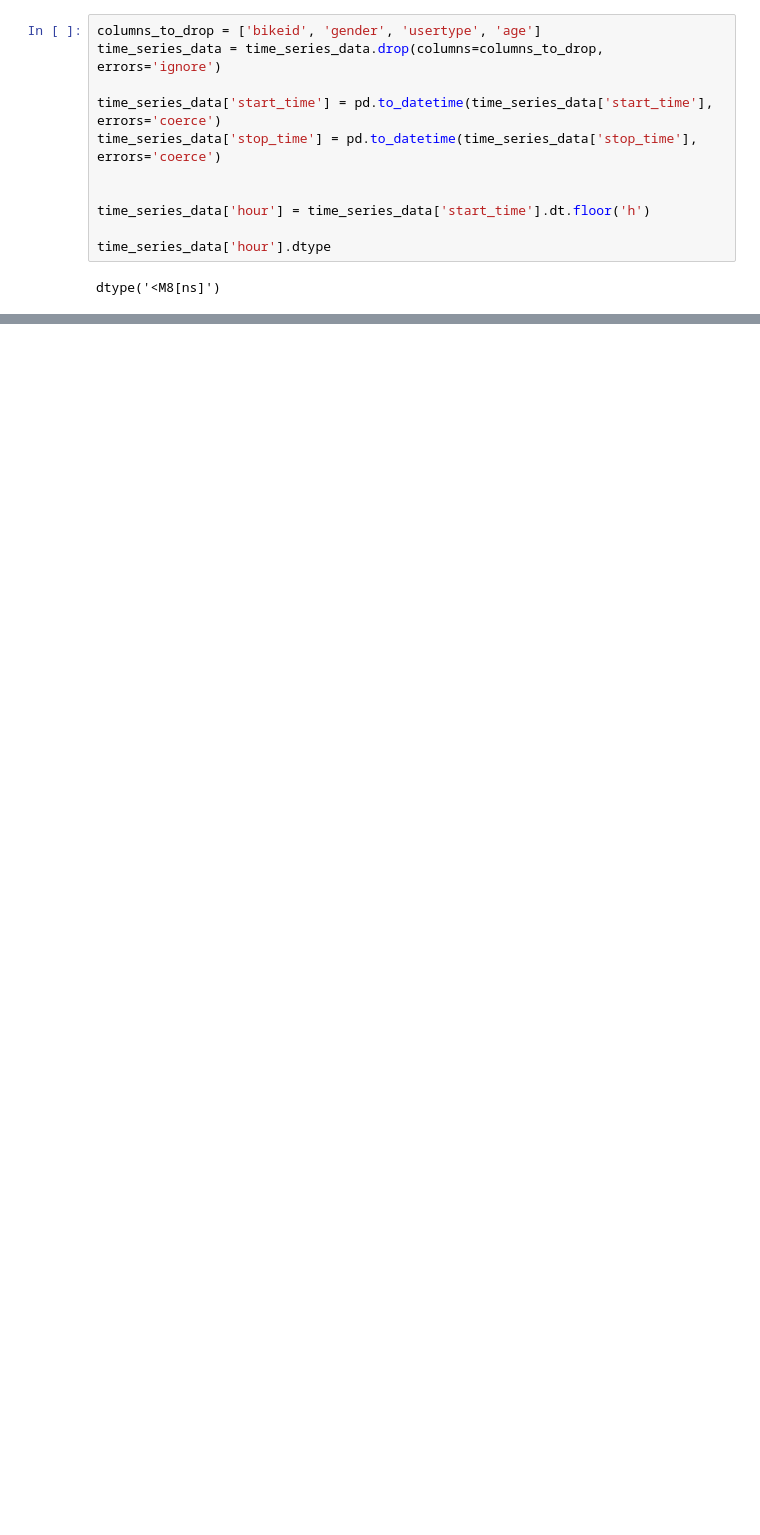
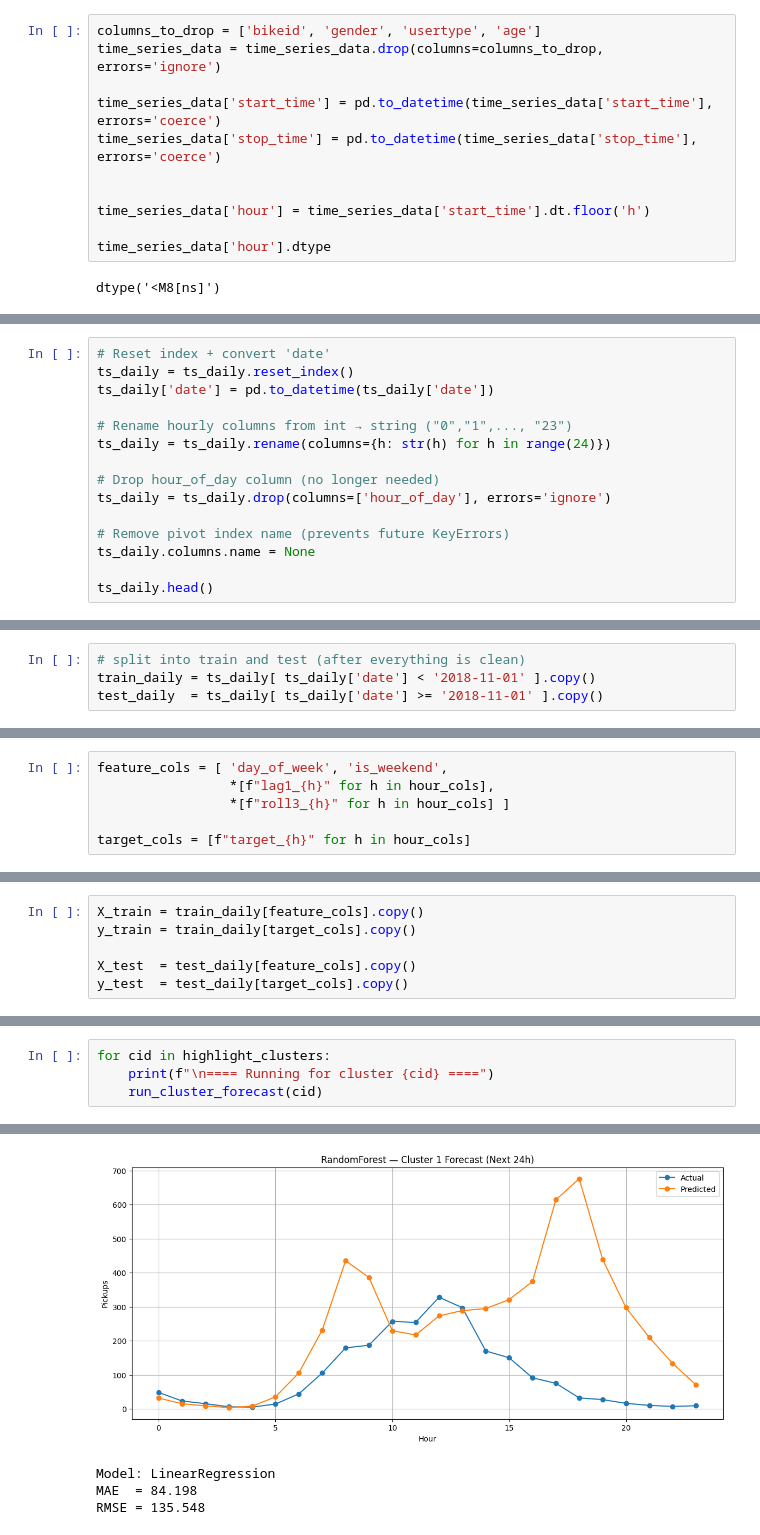
Before and after one commit to Andrejj23/city-bike, a Jupyter notebook: Georgios/mean_shift_clustering.ipynb, the cells around one changed output, grey strips where cells are left out. Cells and saved outputs as stored; diff of their text form; blank space fills up the shorter version.

```diff
--- a/Georgios/mean_shift_clustering.ipynb
+++ b/Georgios/mean_shift_clustering.ipynb
@@ -718,0 +719,15 @@ test_df = time_series_data[time_series_data['start_time'] >= '2018-11-01']
+# %%
+# Reset index + convert 'date'
+ts_daily = ts_daily.reset_index()
+ts_daily['date'] = pd.to_datetime(ts_daily['date'])
+
+# Rename hourly columns from int → string ("0","1",..., "23")
+ts_daily = ts_daily.rename(columns={h: str(h) for h in range(24)})
+
+# Drop hour_of_day column (no longer needed)
+ts_daily = ts_daily.drop(columns=['hour_of_day'], errors='ignore')
+
+# Remove pivot index name (prevents future KeyErrors)
+ts_daily.columns.name = None
+
+ts_daily.head()
@@ -718,0 +799,4 @@ test_df = time_series_data[time_series_data['start_time'] >= '2018-11-01']
+# %%
+# split into train and test (after everything is clean)
+train_daily = ts_daily[ ts_daily['date'] < '2018-11-01' ].copy()
+test_daily  = ts_daily[ ts_daily['date'] >= '2018-11-01' ].copy()
@@ -718,0 +805,6 @@ test_df = time_series_data[time_series_data['start_time'] >= '2018-11-01']
+# %%
+feature_cols = [ 'day_of_week', 'is_weekend',
+                 *[f"lag1_{h}" for h in hour_cols],
+                 *[f"roll3_{h}" for h in hour_cols] ]
+
+target_cols = [f"target_{h}" for h in hour_cols]
@@ -718,0 +815,6 @@ test_df = time_series_data[time_series_data['start_time'] >= '2018-11-01']
+# %%
+X_train = train_daily[feature_cols].copy()
+y_train = train_daily[target_cols].copy()
+
+X_test  = test_daily[feature_cols].copy()
+y_test  = test_daily[target_cols].copy()
@@ -718,0 +893,5 @@ test_df = time_series_data[time_series_data['start_time'] >= '2018-11-01']
+# %%
+for cid in highlight_clusters:
+    print(f"\n==== Running for cluster {cid} ====")
+    run_cluster_forecast(cid)
+# %% [output]
@@ -718,0 +905,4 @@ test_df = time_series_data[time_series_data['start_time'] >= '2018-11-01']
+[figure, added]
+Model: LinearRegression
+MAE  = 84.198
+RMSE = 135.548
```
Also changed, not shown: parts of 16 cells of this notebook, 2 other files.
